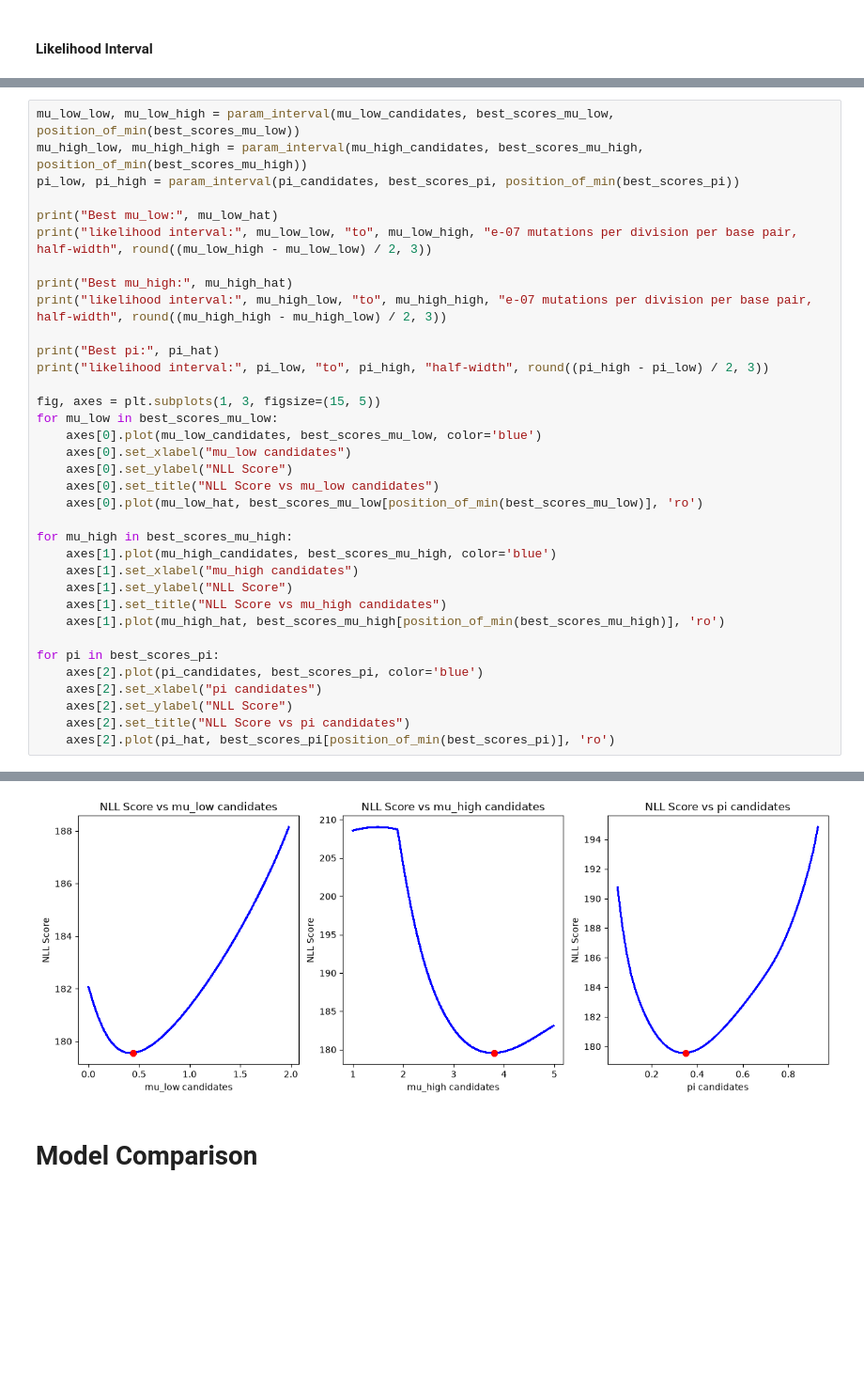
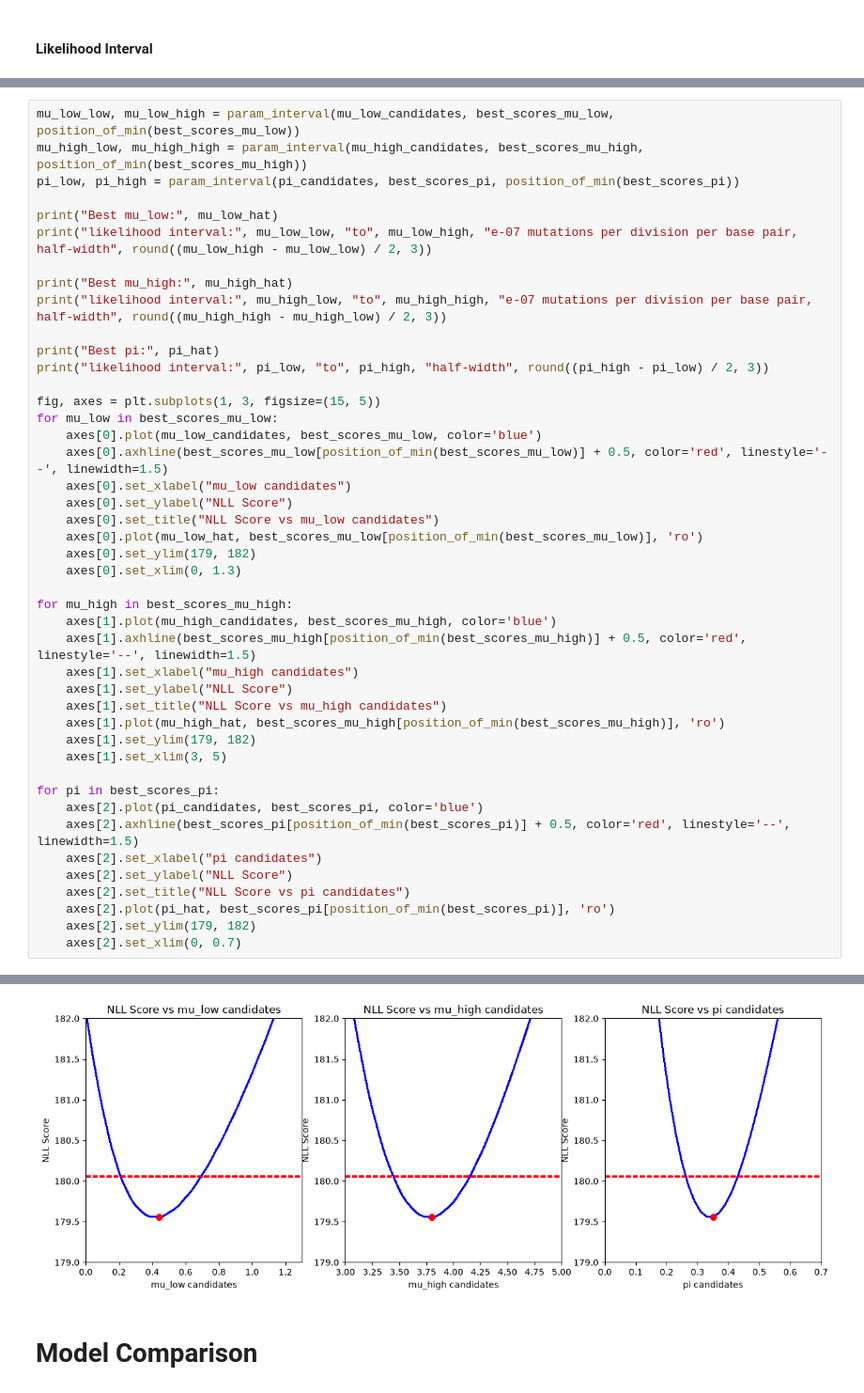
Before and after one commit to atomsim/cb2330-PRO1-Pair23, a Jupyter notebook: project.ipynb, the cells around one changed output, grey strips where cells are left out. Shown at 94% size. Saved outputs shown, nothing was run; the diff lists cells and outputs as text; blank space fills up the shorter version.

```diff
--- a/project.ipynb
+++ b/project.ipynb
@@ -647,24 +662,33 @@ print("likelihood interval:", pi_low, "to", pi_high, "half-width", round((pi_hig
 fig, axes = plt.subplots(1, 3, figsize=(15, 5))
 for mu_low in best_scores_mu_low:
     axes[0].plot(mu_low_candidates, best_scores_mu_low, color='blue')
+    axes[0].axhline(best_scores_mu_low[position_of_min(best_scores_mu_low)] + 0.5, color='red', linestyle='--', linewidth=1.5)
     axes[0].set_xlabel("mu_low candidates")
     axes[0].set_ylabel("NLL Score")
     axes[0].set_title("NLL Score vs mu_low candidates")
     axes[0].plot(mu_low_hat, best_scores_mu_low[position_of_min(best_scores_mu_low)], 'ro')
+    axes[0].set_ylim(179, 182)
+    axes[0].set_xlim(0, 1.3)
 
 for mu_high in best_scores_mu_high:
     axes[1].plot(mu_high_candidates, best_scores_mu_high, color='blue')
+    axes[1].axhline(best_scores_mu_high[position_of_min(best_scores_mu_high)] + 0.5, color='red', linestyle='--', linewidth=1.5)
     axes[1].set_xlabel("mu_high candidates")
     axes[1].set_ylabel("NLL Score")
     axes[1].set_title("NLL Score vs mu_high candidates")
     axes[1].plot(mu_high_hat, best_scores_mu_high[position_of_min(best_scores_mu_high)], 'ro')
+    axes[1].set_ylim(179, 182)
+    axes[1].set_xlim(3, 5)
 
 for pi in best_scores_pi:
     axes[2].plot(pi_candidates, best_scores_pi, color='blue')
+    axes[2].axhline(best_scores_pi[position_of_min(best_scores_pi)] + 0.5, color='red', linestyle='--', linewidth=1.5)
     axes[2].set_xlabel("pi candidates")
     axes[2].set_ylabel("NLL Score")
     axes[2].set_title("NLL Score vs pi candidates")
     axes[2].plot(pi_hat, best_scores_pi[position_of_min(best_scores_pi)], 'ro')
+    axes[2].set_ylim(179, 182)
+    axes[2].set_xlim(0, 0.7)
 # %% [output]
 Best mu_low: 0.44
 likelihood interval: 0.22 to 0.68 e-07 mutations per division per base pair, half-width 0.23
@@ -675,4 +699,4 @@ likelihood interval: 0.27 to 0.43 0.08
-[figure, old version]
+[figure, new version]
 # %% [markdown]
 # Model Comparison
 # %% [markdown]
```
Also changed, not shown: parts of 15 cells of this notebook, 2 other files.
